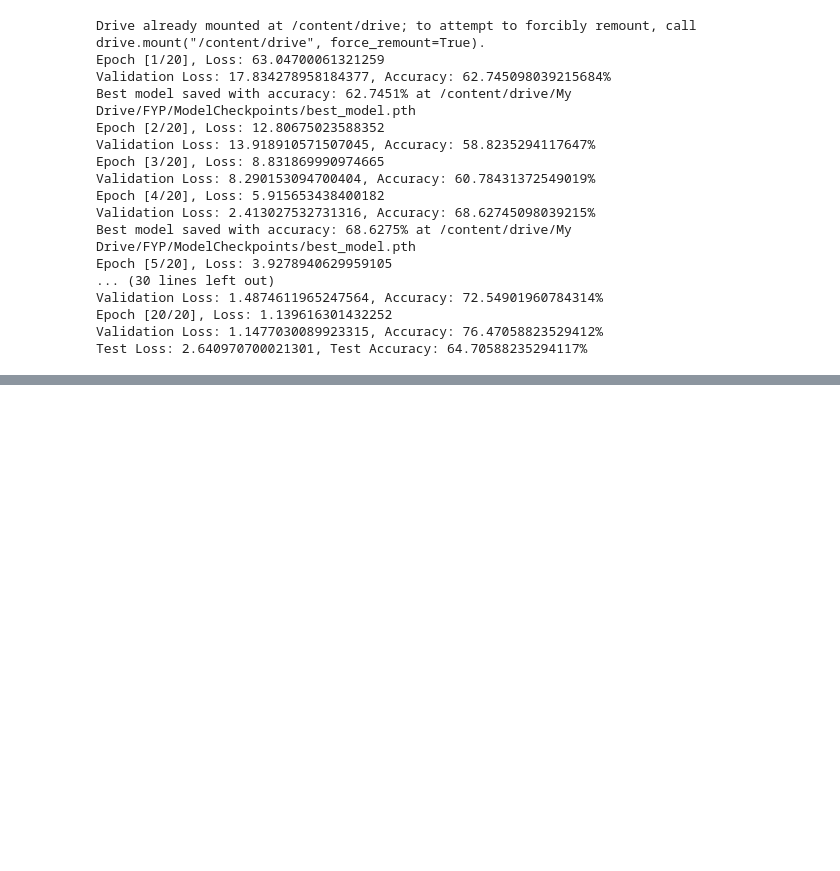
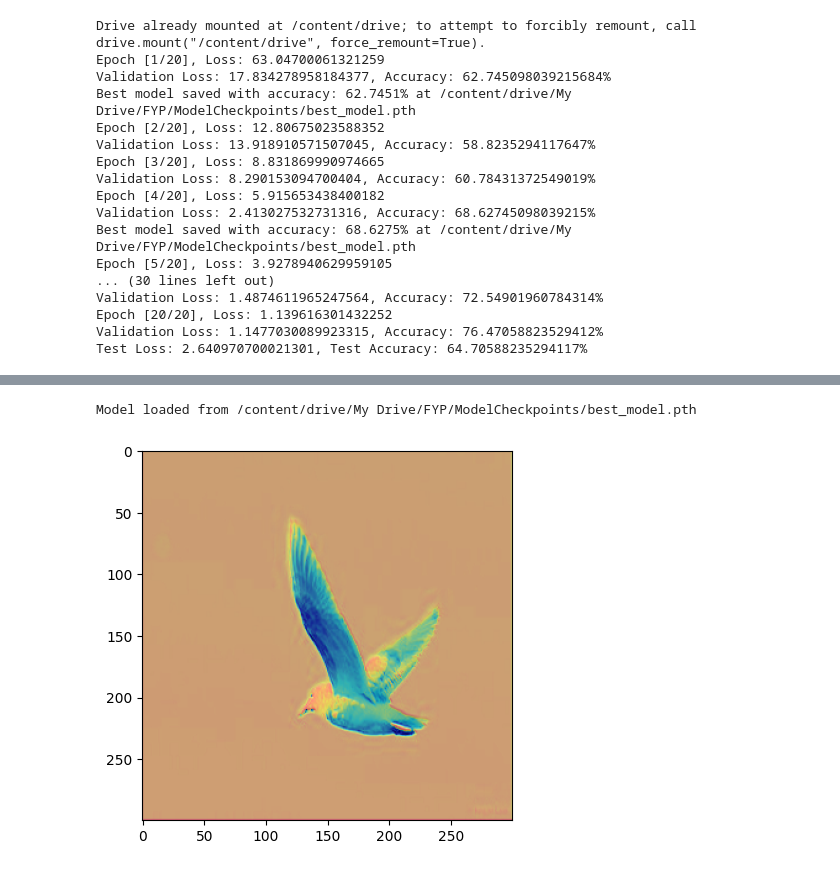
Before and after one commit to Aravindh4404/FYPSeagullClassification01, a Jupyter notebook: OriPytorch_17010_01.ipynb, the cells around one changed output, grey strips where cells are left out. Drawn from its saved outputs; the diff is of its cells as text; code cells hidden in the pictures; blank space fills up the shorter version.

```diff
--- a/OriPytorch_17010_01.ipynb
+++ b/OriPytorch_17010_01.ipynb
@@ -261,0 +283,65 @@ Predicted class: Slaty_Backed_Gull
+# %%
+import cv2
+import numpy as np
+import torch
+from pytorch_grad_cam import GradCAM
+from pytorch_grad_cam.utils.image import show_cam_on_image
+from torchvision import transforms
+from PIL import Image
+import matplotlib.pyplot as plt
+
+# Preprocess the image to be used with the model
+def preprocess_image(image_path):
+    transform = transforms.Compose([
+        transforms.Resize((300, 300)),  # Resize to match your training size
+        transforms.ToTensor(),
+    ])
+    image = Image.open(image_path)
+    image = transform(image).unsqueeze(0)  # Add batch dimension
+    return image
+
+# Function to apply Grad-CAM
+def apply_grad_cam(model, target_layer, image_tensor, use_cuda=False):
+    cam = GradCAM(model=model, target_layers=[target_layer])  # CUDA is handled by default
+    grayscale_cam = cam(input_tensor=image_tensor)[0]  # [0] to get the first image in the batch
+
+    return grayscale_cam
+
+# Function to visualize Grad-CAM
+def visualize_cam_on_image(image_path, cam_heatmap):
+    img = cv2.imread(image_path)  # Read image with OpenCV
+    img = cv2.cvtColor(img, cv2.COLOR_BGR2RGB)  # Convert BGR to RGB
+
+    img = cv2.resize(img, (300, 300))  # Resize to match model input size
+    img = np.float32(img) / 255.0  # Normalize to 0-1 range
+
+    cam_image = show_cam_on_image(img, cam_heatmap, use_rgb=True)  # Overlay heatmap on image
+    plt.imshow(cam_image)
+    plt.show()
+
+# Path to your test image
+image_path = '/content/320 (87).jpeg'
+
+# Preprocess the image
+image_tensor = preprocess_image(image_path)
+
+# Load the saved model
+input_size = (3, 300, 300)
+loaded_model = ImprovedCNN(input_size)
+best_model_path = '/content/drive/My Drive/FYP/ModelCheckpoints/best_model.pth'
+loaded_model = load_model(loaded_model, best_model_path)
+
+# Set the model to evaluation mode
+loaded_model.eval()
+
+# Define the target convolutional layer (usually the last convolutional layer)
+target_layer = loaded_model.conv1  # Adjust this depending on your model architecture
+
+# Apply Grad-CAM to get the heatmap
+cam_heatmap = apply_grad_cam(loaded_model, target_layer, image_tensor)
+
+# Visualize the Grad-CAM heatmap on the original image
+visualize_cam_on_image(image_path, cam_heatmap)
+# %% [output]
+Model loaded from /content/drive/My Drive/FYP/ModelCheckpoints/best_model.pth
+[figure, added]
```
Also changed, not shown: parts of 2 cells of this notebook.
